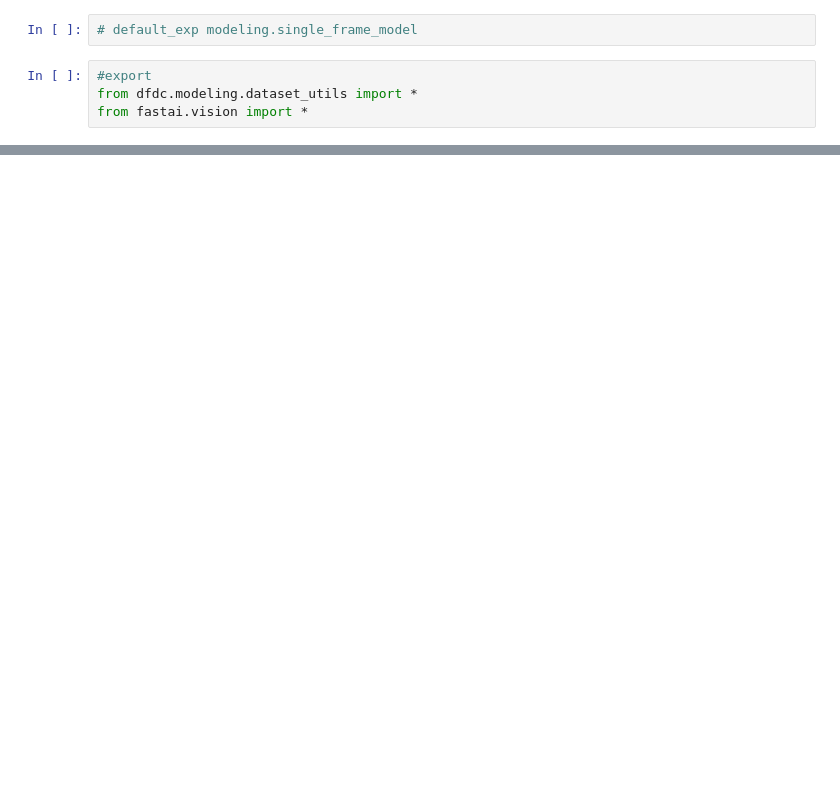
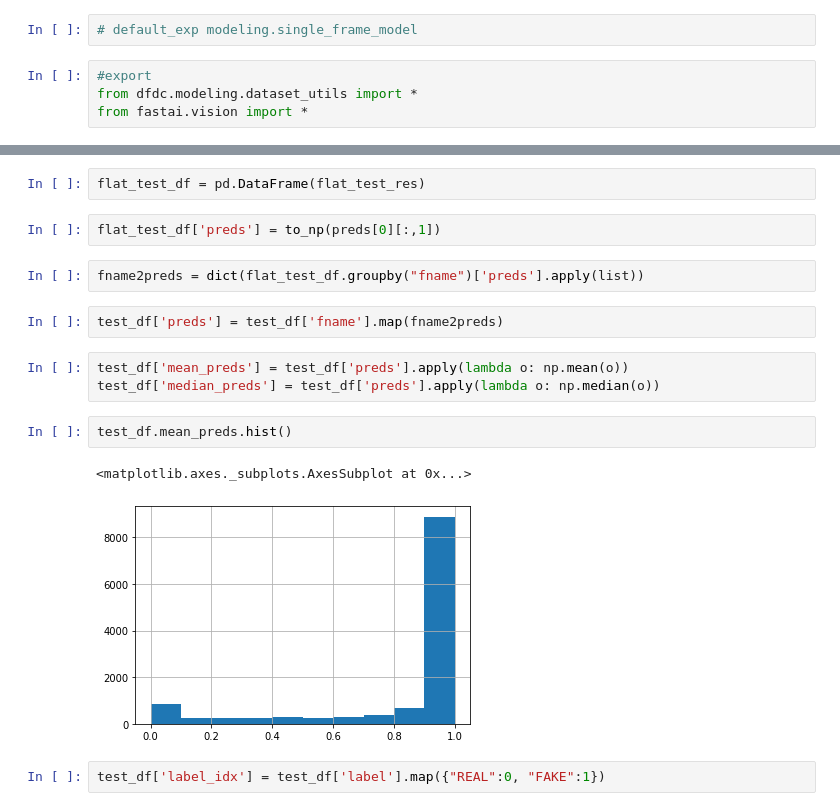
Before and after one commit to KeremTurgutlu/dfdc, a Jupyter notebook: nbs/21_single_frame_model.ipynb, the cells around one changed output, grey strips where cells are left out. Saved outputs shown, nothing was run; the diff lists cells and outputs as text; blank space fills up the shorter version.

```diff
--- a/nbs/21_single_frame_model.ipynb
+++ b/nbs/21_single_frame_model.ipynb
@@ -135,0 +337,18 @@ DataBunch??
+# %%
+flat_test_df = pd.DataFrame(flat_test_res)
+# %%
+flat_test_df['preds'] = to_np(preds[0][:,1])
+# %%
+fname2preds = dict(flat_test_df.groupby("fname")['preds'].apply(list))
+# %%
+test_df['preds'] = test_df['fname'].map(fname2preds)
+# %%
+test_df['mean_preds'] = test_df['preds'].apply(lambda o: np.mean(o))
+test_df['median_preds'] = test_df['preds'].apply(lambda o: np.median(o))
+# %%
+test_df.mean_preds.hist()
+# %% [output]
+<matplotlib.axes._subplots.AxesSubplot at 0x...>
+[figure, added]
+# %%
+test_df['label_idx'] = test_df['label'].map({"REAL":0, "FAKE":1})
```
Also changed, not shown: parts of 87 cells of this notebook, 23 other files.
